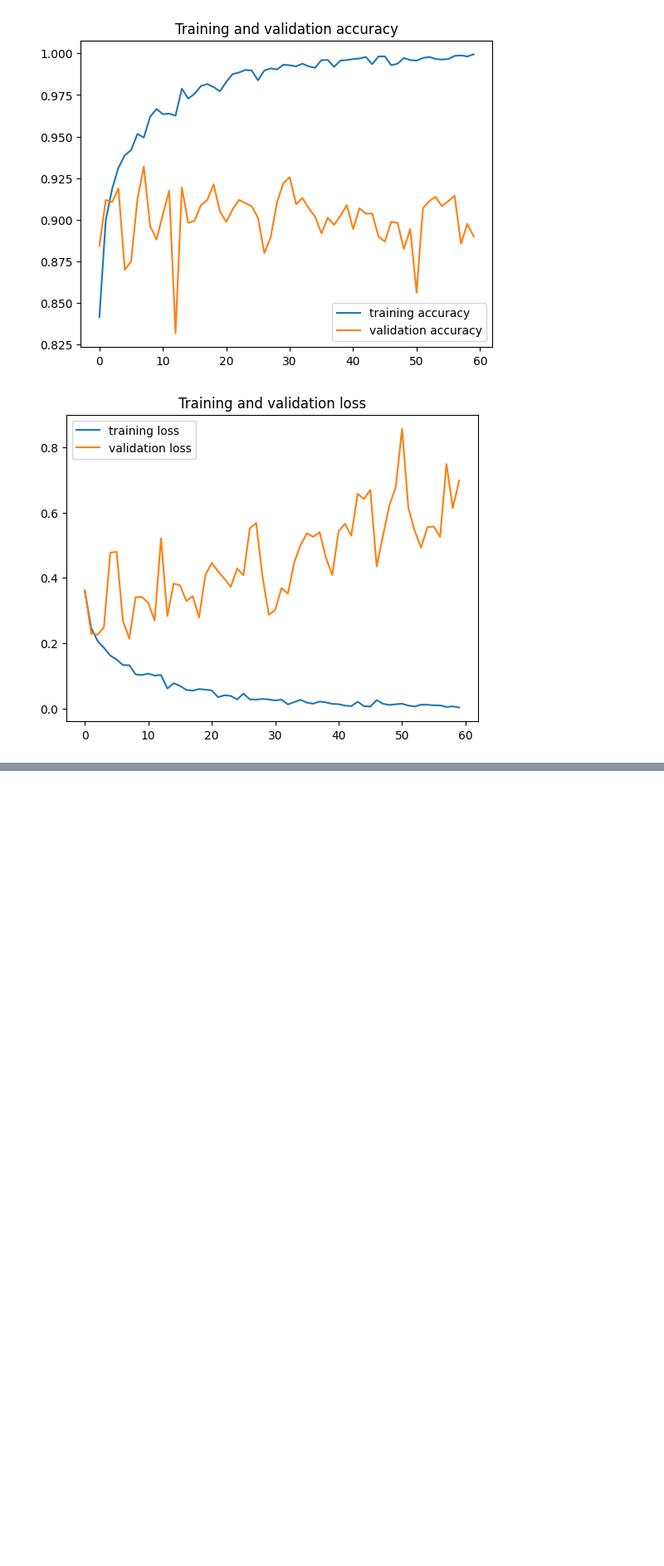
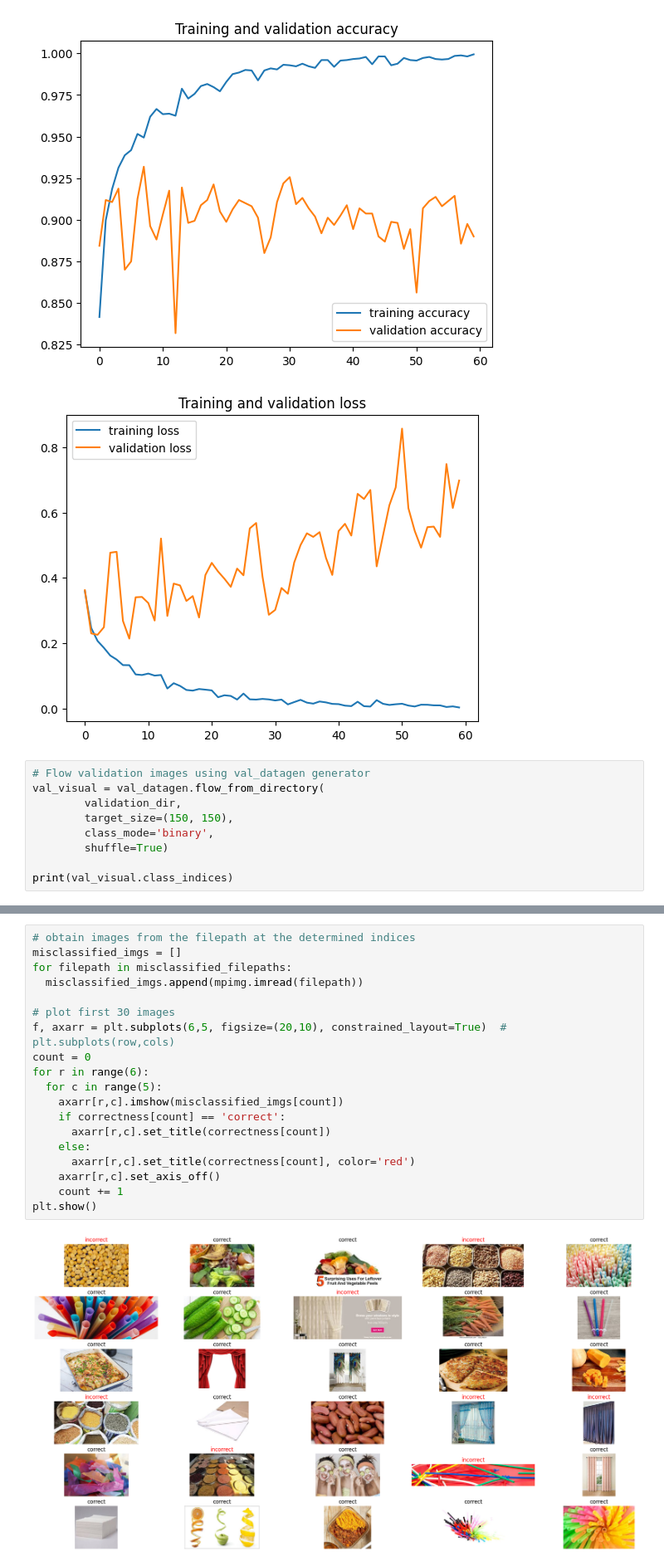
Before and after one commit to ayush-that/waste-classification, a Jupyter notebook: waste-classification.ipynb, the cells around one changed output, grey strips where cells are left out. Shown at 83% size. Drawn from its saved outputs; the diff is of its cells as text; blank space fills up the shorter version.

```diff
--- a/waste-classification.ipynb
+++ b/waste-classification.ipynb
@@ -355,3 +355,12 @@ plt.legend()
 <matplotlib.legend.Legend at 0x...>
 [figure]
 [figure]
+# %%
+# Flow validation images using val_datagen generator
+val_visual = val_datagen.flow_from_directory(
+        validation_dir,
+        target_size=(150, 150),
+        class_mode='binary',
+        shuffle=True)
+
+print(val_visual.class_indices)
@@ -357,0 +408,21 @@ plt.legend()
+# %%
+# obtain images from the filepath at the determined indices
+misclassified_imgs = []
+for filepath in misclassified_filepaths:
+  misclassified_imgs.append(mpimg.imread(filepath))
+
+# plot first 30 images
+f, axarr = plt.subplots(6,5, figsize=(20,10), constrained_layout=True)  # plt.subplots(row,cols)
+count = 0
+for r in range(6):
+  for c in range(5):
+    axarr[r,c].imshow(misclassified_imgs[count])
+    if correctness[count] == 'correct':
+      axarr[r,c].set_title(correctness[count])
+    else:
+      axarr[r,c].set_title(correctness[count], color='red')
+    axarr[r,c].set_axis_off()
+    count += 1
+plt.show()
+# %% [output]
+[figure, added]
```
Also changed, not shown: parts of 5 cells of this notebook.
